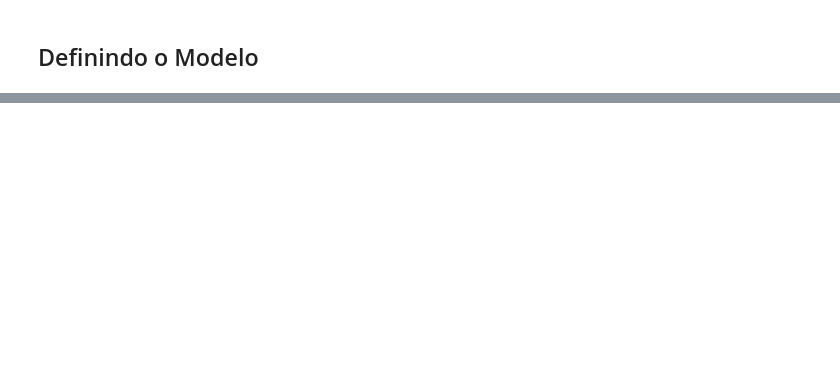
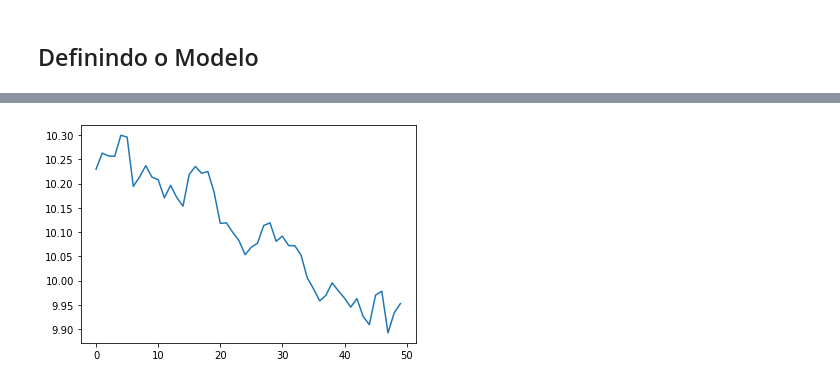
Before and after one commit to andresroliveira/MachineLearning, a Jupyter notebook: diamonds.ipynb, the cells around one changed output, grey strips where cells are left out. Cells and saved outputs as stored; diff of their text form; code cells hidden in the pictures; blank space fills up the shorter version.

Commit message:
Save training

```diff
--- a/diamonds.ipynb
+++ b/diamonds.ipynb
@@ -32,8 +62,10 @@ x_train.shape
 ## Definindo o Modelo
 # %%
 model = keras.Sequential([
-    layers.Dense(5, input_shape=(9, )),
-    layers.Dense(5),
+    layers.Dense(21, input_shape=(9, )),
+    layers.Dense(8, activation='relu'),
+    layers.Dense(5, 'sigmoid'),
+    layers.Dense(3),
     layers.Dense(1),
 ])
 # %%
@@ -43,7 +77,8 @@ mse = tf.keras.losses.MeanSquaredError()
 mape = tf.keras.losses.MeanAbsolutePercentageError()
 msle = tf.keras.losses.MeanSquaredLogarithmicError()
 rmse = tf.keras.metrics.RootMeanSquaredError()
-adam = keras.optimizers.Adam(0.001, clipnorm=1.)
-sgd = keras.optimizers.SGD(learning_rate=0.001, clipnorm=1.)
+adam = keras.optimizers.Adam(0.01, clipnorm=1.)
+rmsprop = tf.keras.optimizers.RMSprop(clipnorm=1.)
+sgd = keras.optimizers.SGD(learning_rate=0.01, clipnorm=1.)
 # %%
-model.compile(loss=mse, optimizer=sgd, metrics=[msle, rmse])
+model.compile(loss='mape', optimizer=rmsprop, metrics=[mse, msle, rmse])
@@ -50,2 +87,2 @@ model.compile(loss=mse, optimizer=sgd, metrics=[msle, rmse])
 # %%
-train = model.fit(x_train, y_train, batch_size=32, epochs=15, verbose=1)
+train = model.fit(x_train, y_train, batch_size=32, epochs=50, verbose=1)
@@ -52,2 +107,5 @@ train = model.fit(x_train, y_train, batch_size=32, epochs=15, verbose=1)
 # %%
-train.history
+plt.plot(train.history['loss'])
+plt.show()
+# %% [output]
+[figure, added]
```
Also changed, not shown: parts of 16 cells of this notebook, 4 other files.
